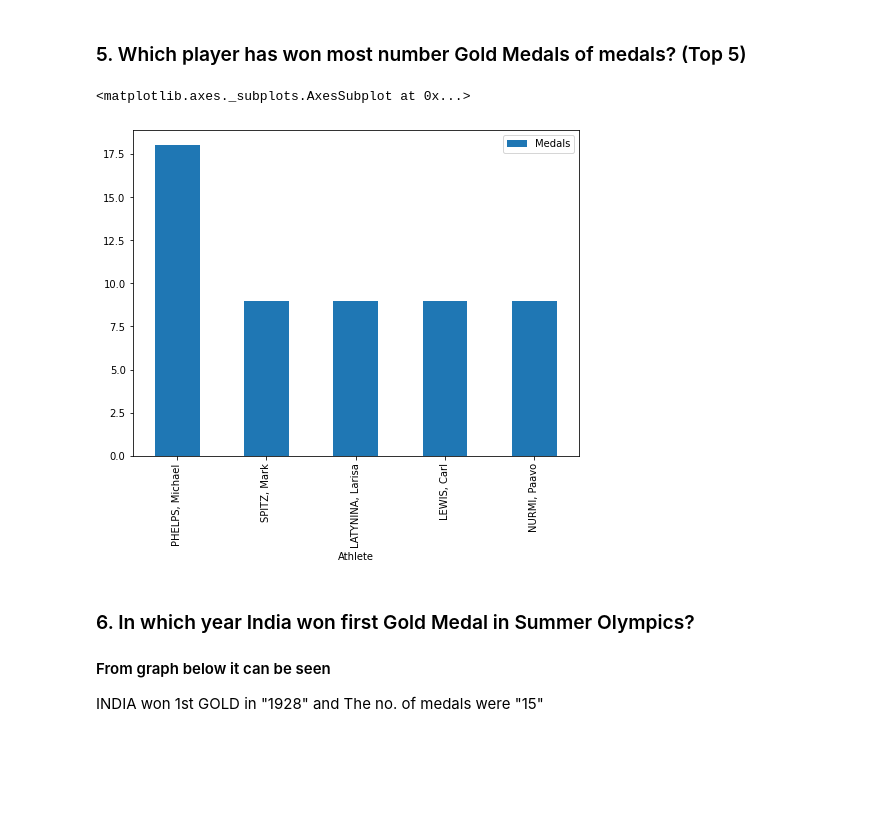
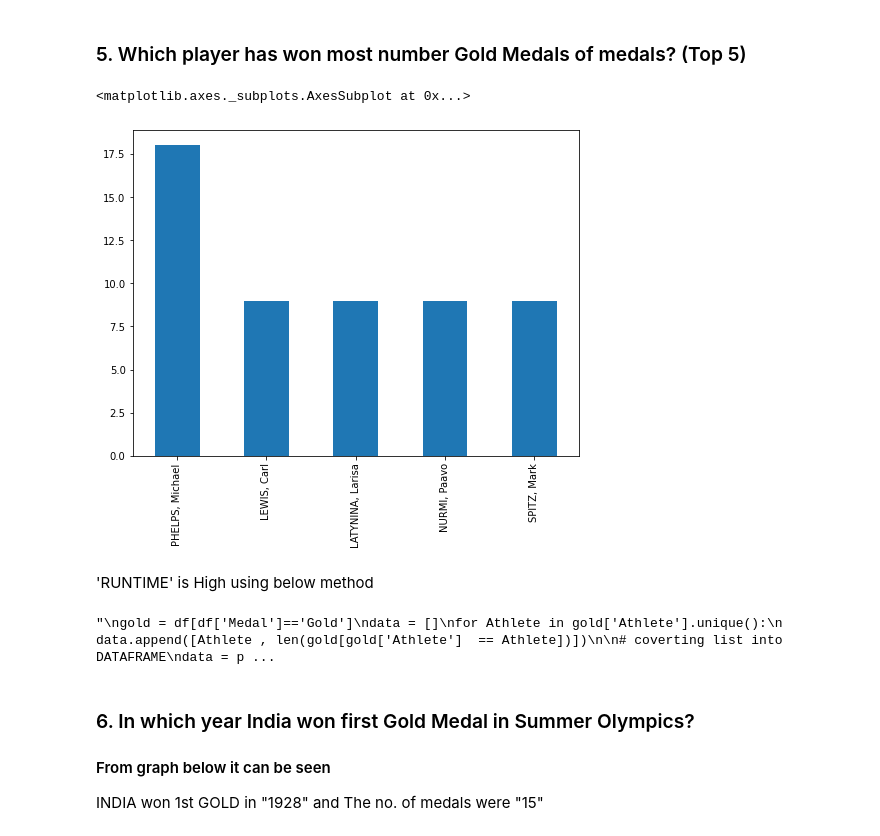
Before and after one commit to Kyoyakp/ETG-AI-ML-Internship, a Jupyter notebook: Data Analysis/Olympics_Analysis.ipynb, the cells around one changed output. Drawn from its saved outputs; the diff is of its cells as text; code cells hidden in the pictures; blank space fills up the shorter version.

```diff
--- a/Data Analysis/Olympics_Analysis.ipynb
+++ b/Data Analysis/Olympics_Analysis.ipynb
@@ -95,6 +107,18 @@ data.plot(x = 'Athlete', y = 'Medals', kind = 'bar', figsize = (8,6))
 # %% [markdown]
 ### 5. Which player has won most number Gold Medals of medals? (Top 5)
+# %%
+gold = df[df['Medal']=='Gold']
+
+data = gold['Athlete'].value_counts()[:5]
+
+data.plot(kind ="bar", figsize = (8,6))
+# %% [output]
+<matplotlib.axes._subplots.AxesSubplot at 0x...>
+[figure, added]
+# %% [markdown]
+'RUNTIME' is High using below method
 # %%
+'''
 gold = df[df['Medal']=='Gold']
 data = []
 for Athlete in gold['Athlete'].unique():
@@ -108,9 +132,9 @@ data = data.sort_values(by='Medals', ascending=False).head()
 
 # Ploting graph of the DATA
 data.plot(x = 'Athlete', y = 'Medals', kind = 'bar', figsize = (8,6))
+'''
 # %% [output]
-<matplotlib.axes._subplots.AxesSubplot at 0x...>
+"\ngold = df[df['Medal']=='Gold']\ndata = []\nfor Athlete in gold['Athlete'].unique():\n    data.append([Athlete , len(gold[gold['Athlete']  == Athlete])])\n\n# coverting list into DATAFRAME\ndata = p ...
-[figure, removed]
 # %% [markdown]
 ### 6. In which year India won first Gold Medal in Summer Olympics?
 #### From graph below it can be seen
```
Also changed, not shown: parts of 4 cells of this notebook.
